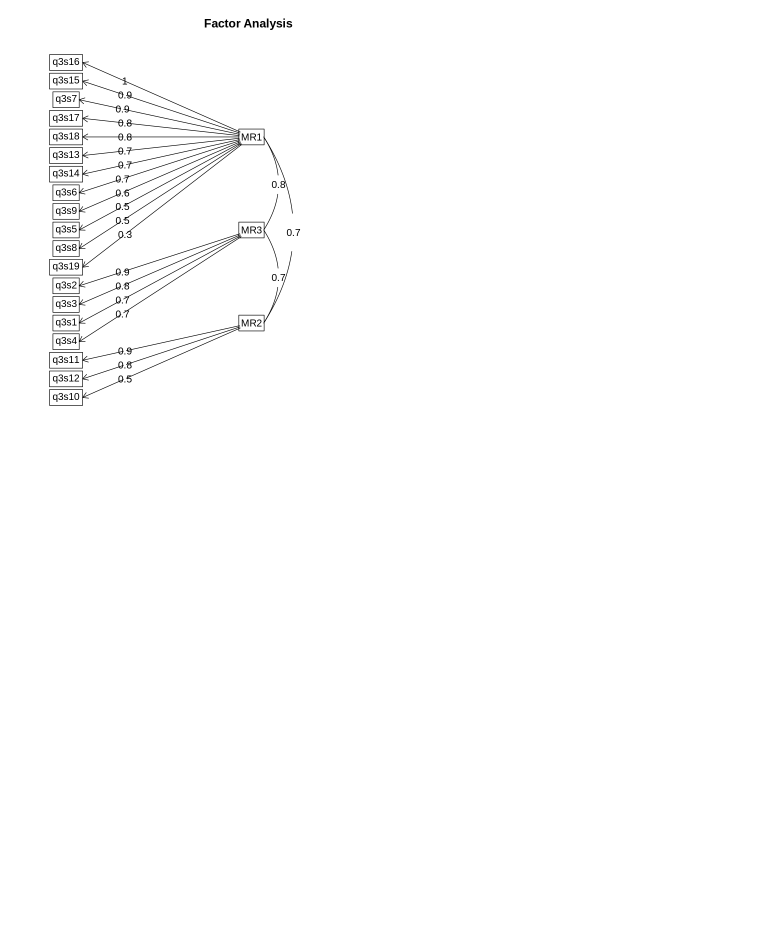
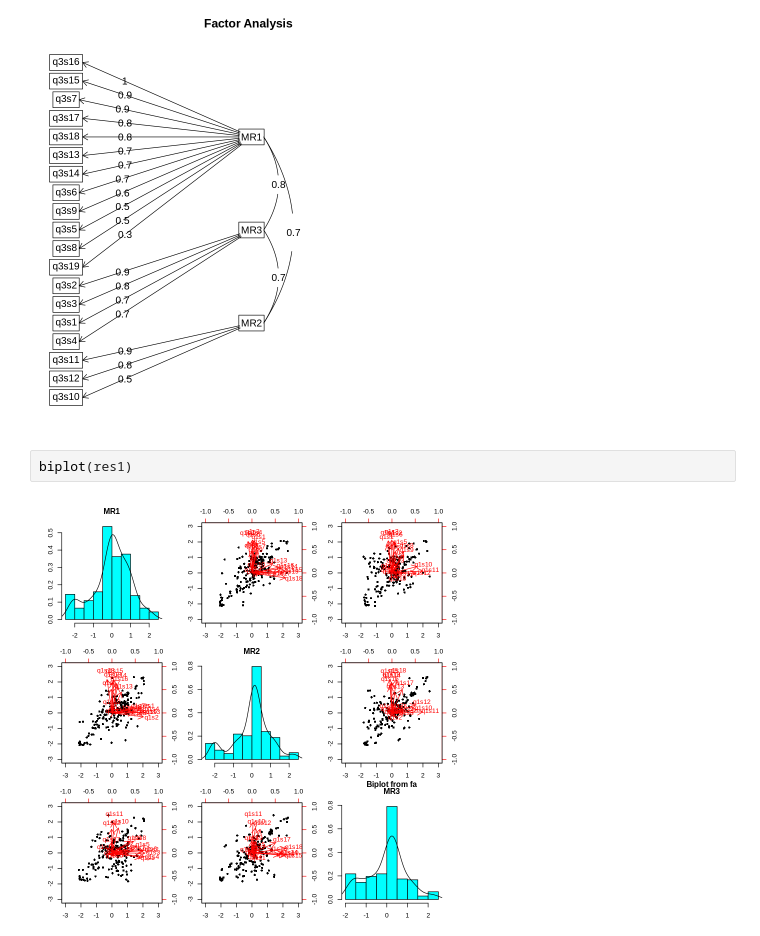
Before and after one commit to e4rll/kanmake, a Jupyter notebook: kanmake.ipynb, the cells around one changed output. Saved outputs shown, nothing was run; the diff lists cells and outputs as text; blank space fills up the shorter version.

```diff
--- a/kanmake.ipynb
+++ b/kanmake.ipynb
@@ -599,3 +603,7 @@ fa.diagram(res2)
 fa.diagram(res3)
 # %% [output]
 [figure]
+# %%
+biplot(res1)
+# %% [output]
+[figure, added]
```
Also changed, not shown: parts of 5 cells of this notebook.
